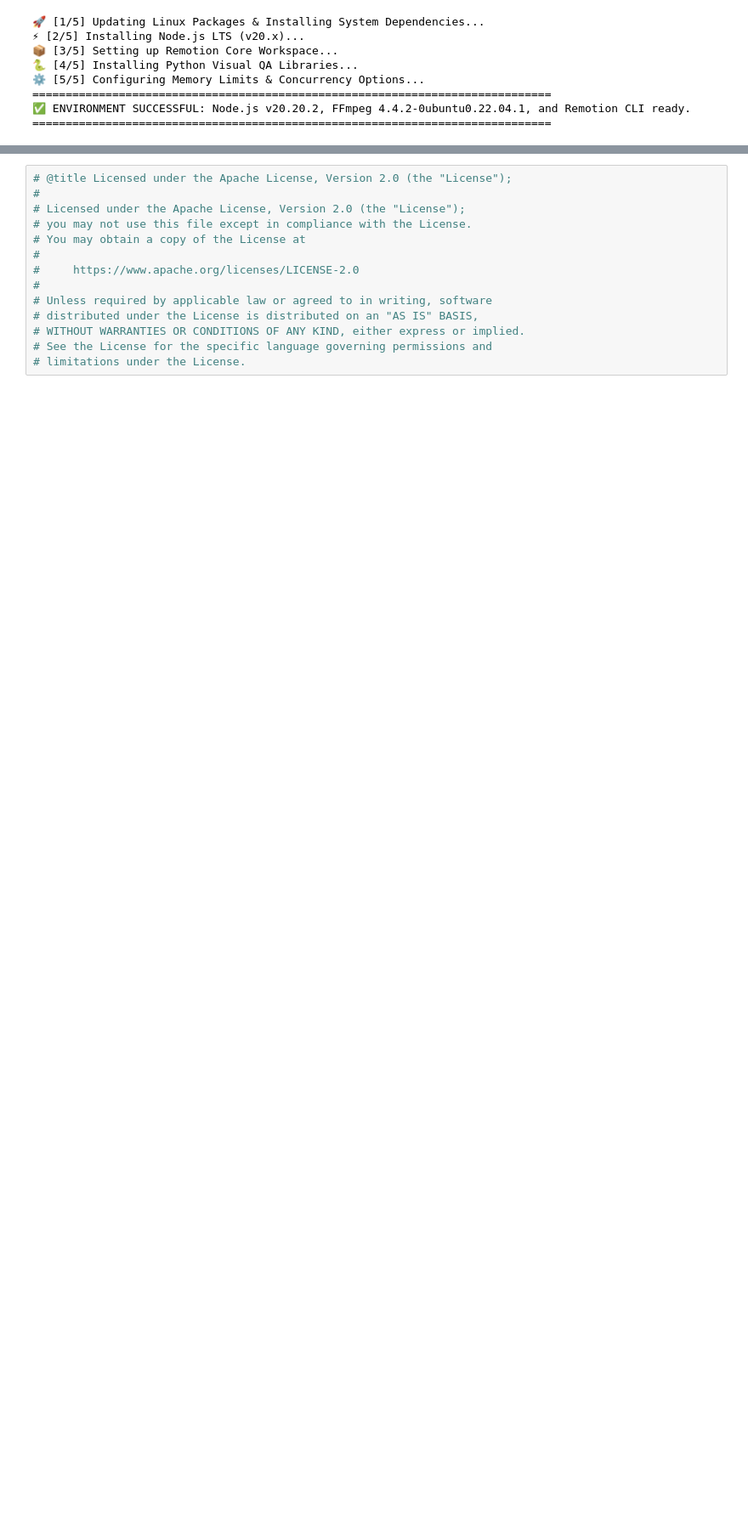
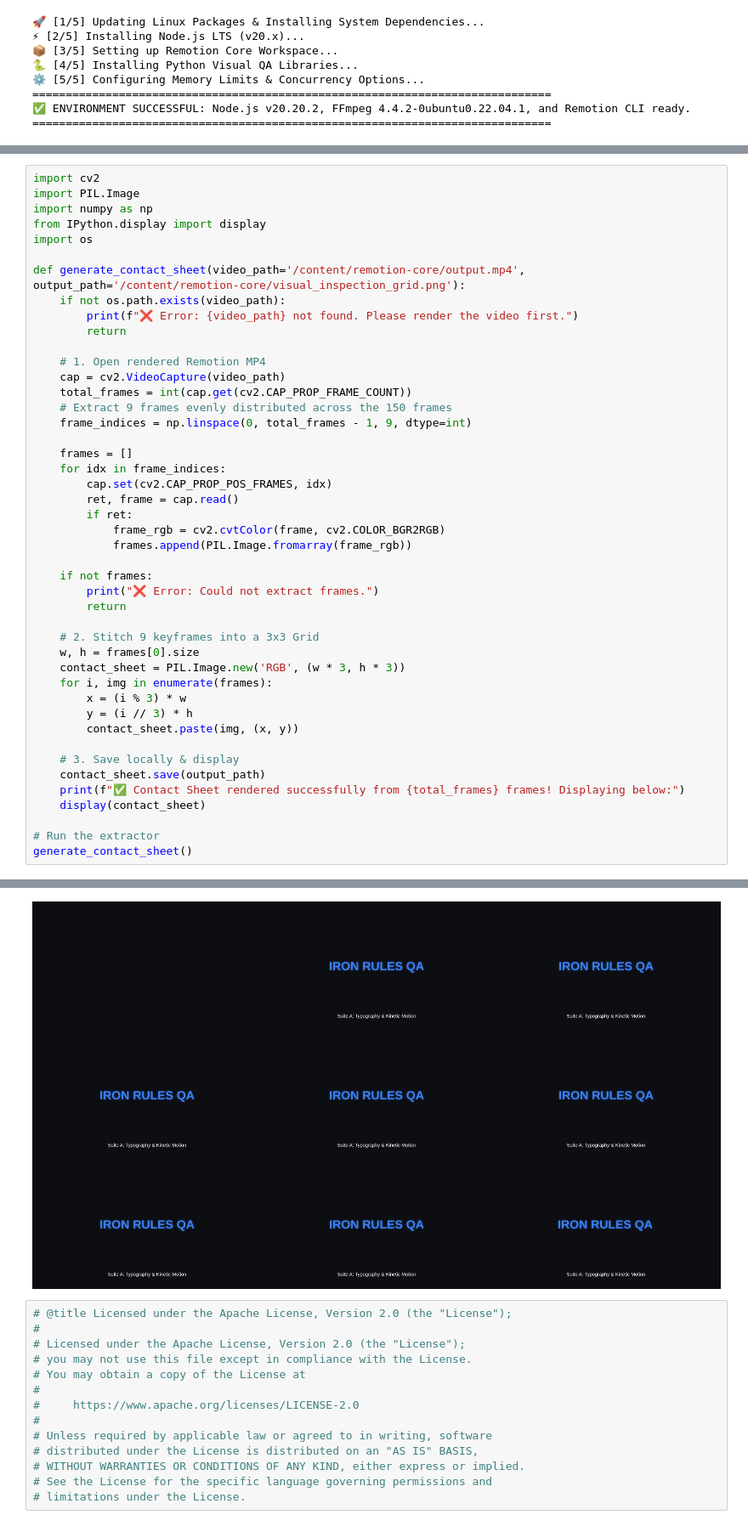
Before and after one commit to nixmotiontech/gtech, a Jupyter notebook: quickstarts/Get_started_managed_agents.ipynb, the cells around one changed output, grey strips where cells are left out. Shown at 85% size. Drawn from its saved outputs; the diff is of its cells as text; blank space fills up the shorter version.

```diff
--- a/quickstarts/Get_started_managed_agents.ipynb
+++ b/quickstarts/Get_started_managed_agents.ipynb
@@ -103,0 +211,46 @@ echo "==========================================================================
+# %%
+import cv2
+import PIL.Image
+import numpy as np
+from IPython.display import display
+import os
+
+def generate_contact_sheet(video_path='/content/remotion-core/output.mp4', output_path='/content/remotion-core/visual_inspection_grid.png'):
+    if not os.path.exists(video_path):
+        print(f"❌ Error: {video_path} not found. Please render the video first.")
+        return
+
+    # 1. Open rendered Remotion MP4
+    cap = cv2.VideoCapture(video_path)
+    total_frames = int(cap.get(cv2.CAP_PROP_FRAME_COUNT))
+    # Extract 9 frames evenly distributed across the 150 frames
+    frame_indices = np.linspace(0, total_frames - 1, 9, dtype=int)
+
+    frames = []
+    for idx in frame_indices:
+        cap.set(cv2.CAP_PROP_POS_FRAMES, idx)
+        ret, frame = cap.read()
+        if ret:
+            frame_rgb = cv2.cvtColor(frame, cv2.COLOR_BGR2RGB)
+            frames.append(PIL.Image.fromarray(frame_rgb))
+
+    if not frames:
+        print("❌ Error: Could not extract frames.")
+        return
+
+    # 2. Stitch 9 keyframes into a 3x3 Grid
+    w, h = frames[0].size
+    contact_sheet = PIL.Image.new('RGB', (w * 3, h * 3))
+    for i, img in enumerate(frames):
+        x = (i % 3) * w
+        y = (i // 3) * h
+        contact_sheet.paste(img, (x, y))
+
+    # 3. Save locally & display
+    contact_sheet.save(output_path)
+    print(f"✅ Contact Sheet rendered successfully from {total_frames} frames! Displaying below:")
+    display(contact_sheet)
+
+# Run the extractor
+generate_contact_sheet()
+# %% [output]
@@ -104,3 +258,4 @@ echo "==========================================================================
+[figure, added]
 # %%
 # @title Licensed under the Apache License, Version 2.0 (the "License");
 #
```
Also changed, not shown: parts of 5 cells of this notebook.
